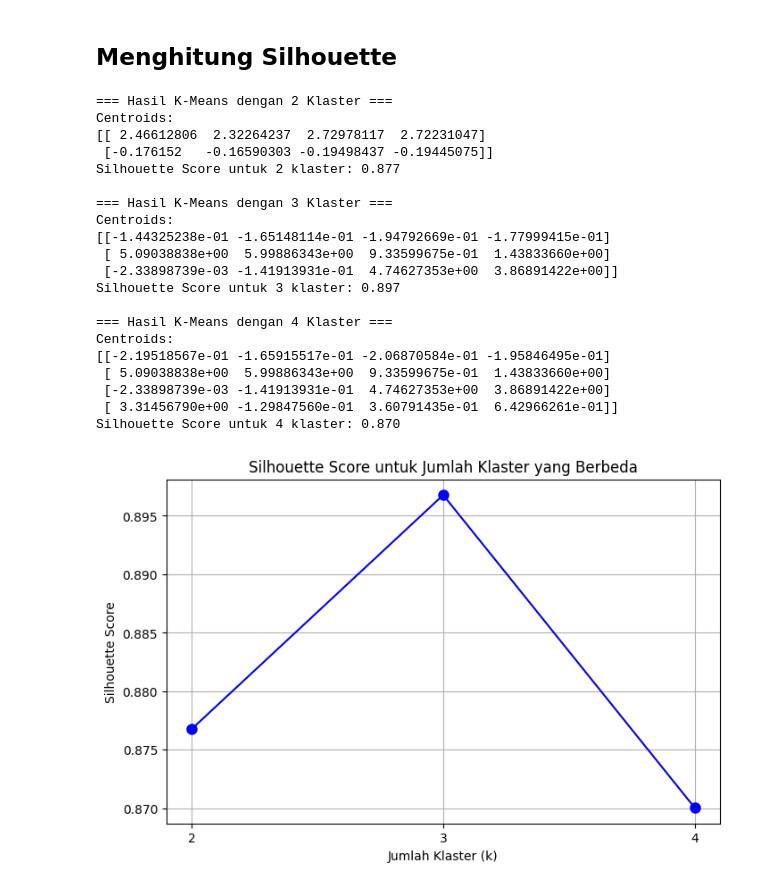
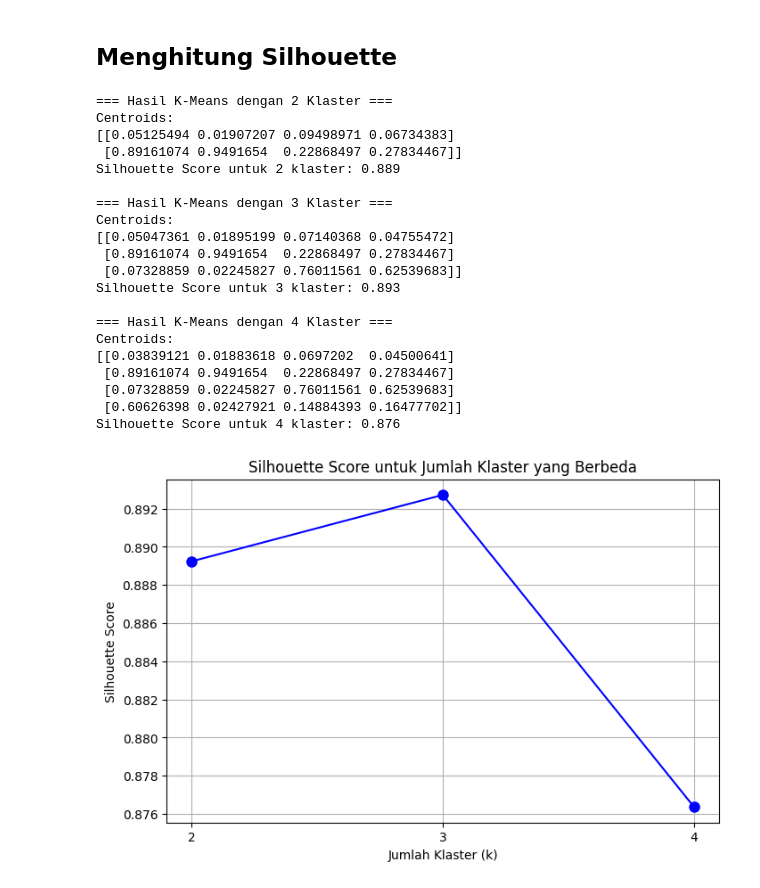
Before and after one commit to fuad76/pendata, a Jupyter notebook: _sources/K_Mean.ipynb, the cells around one changed output. Saved outputs shown, nothing was run; the diff lists cells and outputs as text; code cells hidden in the pictures.

```diff
--- a/_sources/K_Mean.ipynb
+++ b/_sources/K_Mean.ipynb
@@ -151,8 +237,9 @@ print(df_merged.to_string(index=False))
 ## **Clauster data menggunakan metode k means dengan claster 2,3,4**
 # %%
 from sklearn.cluster import KMeans
-from sklearn.preprocessing import StandardScaler, LabelEncoder
+from sklearn.preprocessing import MinMaxScaler, LabelEncoder
 from sklearn.metrics import adjusted_rand_score
+import pandas as pd
 
 # 1. Pastikan kolom 'class' ada dan ubah ke angka sebagai ground truth
 if 'class' in df_merged.columns:
@@ -173,9 +260,12 @@ X = X.select_dtypes(include=[int, float])
 if X.shape[1] == 0:
     raise ValueError("Tidak ada kolom numerik yang bisa digunakan untuk clustering!")
 
-# 3. Standarisasi data
-scaler = StandardScaler()
+# 3. Normalisasi data dengan MinMaxScaler
+scaler = MinMaxScaler()
 X_scaled = scaler.fit_transform(X)
+X_scaled_df = pd.DataFrame(X_scaled, columns=X.columns)
+print("\nData setelah dinormalisasi (X_scaled_df):")
+print(X_scaled_df.head())
 
 # 4. Fungsi untuk menjalankan K-Means dan mengevaluasi akurasi
 def perform_kmeans(X_scaled, y, k):
@@ -282,11 +451,11 @@ for k in [2, 3, 4]:
 ## **Menghitung Inertia**
 # %%
 from sklearn.cluster import KMeans
-from sklearn.preprocessing import StandardScaler
+from sklearn.preprocessing import MinMaxScaler
 import numpy as np
 
-# 1. Standarisasi data
-scaler = StandardScaler()
+# 1. Normalisasi data dengan MinMaxScaler
+scaler = MinMaxScaler()
 X_scaled = scaler.fit_transform(X)
 
 # 2. Fungsi untuk menghitung inertia secara manual
@@ -312,7 +481,7 @@ def perform_kmeans(X_scaled, y, k):
     centroids = kmeans.cluster_centers_   # Ambil posisi centroid
 
     print(f"\n=== Hasil K-Means dengan {k} Klaster ===")
-    print(f"Centroids (fitur hasil standarisasi):\n{centroids}")
+    print(f"Centroids (fitur hasil normalisasi MinMax):\n{centroids}")
 
     # Hitung inertia manual
     manual_inertia = calculate_inertia_step_by_step(X_scaled, labels, centroids)
@@ -350,11 +519,11 @@ Inertia dari sklearn: 96.778
 ## **Visualisasi Menggunakan Metode Elbow**
 # %%
 from sklearn.cluster import KMeans
-from sklearn.preprocessing import StandardScaler
+from sklearn.preprocessing import MinMaxScaler
 import matplotlib.pyplot as plt
 
-
-scaler = StandardScaler()
+# 1. Normalisasi data dengan MinMaxScaler
+scaler = MinMaxScaler()
 X_scaled = scaler.fit_transform(X)
 
 # 2. Hitung inertia untuk berbagai nilai k
@@ -388,7 +557,7 @@ plt.show()
 ## **Menghitung Silhouette**
 # %%
 from sklearn.cluster import KMeans
-from sklearn.preprocessing import StandardScaler
+from sklearn.preprocessing import MinMaxScaler
 from sklearn.metrics import silhouette_score
 import numpy as np
 import matplotlib.pyplot as plt
@@ -406,7 +575,7 @@ if X.shape[1] == 0:
     raise ValueError("Tidak ada kolom numerik yang tersedia untuk clustering.")
 
 # 2. Standarisasi
-scaler = StandardScaler()
+scaler = MinMaxScaler()
 X_scaled = scaler.fit_transform(X)
 
 # 3. Fungsi untuk K-Means dan Silhouette Score
@@ -420,43 +589,43 @@ def perform_kmeans_with_silhouette(X_scaled, k):
     print(f"\n=== Hasil K-Means dengan {k} Klaster ===")
     print(f"Centroids:\n{centroids}")
     print(f"Silhouette Score untuk {k} klaster: {silhouette_avg:.3f}")
 
     return silhouette_avg
 
 # 4. Jalankan dan simpan hasil silhouette score
 silhouette_scores = []
 for k in [2, 3, 4]:
     silhouette_score_k = perform_kmeans_with_silhouette(X_scaled, k)
     silhouette_scores.append(silhouette_score_k)
 
 # 5. Visualisasi hasil silhouette
 plt.figure(figsize=(8, 5))
 plt.plot([2, 3, 4], silhouette_scores, 'bo-', markersize=8)
 plt.title("Silhouette Score untuk Jumlah Klaster yang Berbeda")
 plt.xlabel("Jumlah Klaster (k)")
 plt.ylabel("Silhouette Score")
 plt.xticks([2, 3, 4])
 plt.grid(True)
 plt.show()
 # %% [output]
 === Hasil K-Means dengan 2 Klaster ===
 Centroids:
-[[ 2.46612806  2.32264237  2.72978117  2.72231047]
- [-0.176152   -0.16590303 -0.19498437 -0.19445075]]
-Silhouette Score untuk 2 klaster: 0.877
+[[0.05125494 0.01907207 0.09498971 0.06734383]
+ [0.89161074 0.9491654  0.22868497 0.27834467]]
+Silhouette Score untuk 2 klaster: 0.889
 
 === Hasil K-Means dengan 3 Klaster ===
 Centroids:
-[[-1.44325238e-01 -1.65148114e-01 -1.94792669e-01 -1.77999415e-01]
- [ 5.09038838e+00  5.99886343e+00  9.33599675e-01  1.43833660e+00]
- [-2.33898739e-03 -1.41913931e-01  4.74627353e+00  3.86891422e+00]]
-Silhouette Score untuk 3 klaster: 0.897
+[[0.05047361 0.01895199 0.07140368 0.04755472]
+ [0.89161074 0.9491654  0.22868497 0.27834467]
+ [0.07328859 0.02245827 0.76011561 0.62539683]]
+Silhouette Score untuk 3 klaster: 0.893
 
 === Hasil K-Means dengan 4 Klaster ===
 Centroids:
-[[-2.19518567e-01 -1.65915517e-01 -2.06870584e-01 -1.95846495e-01]
- [ 5.09038838e+00  5.99886343e+00  9.33599675e-01  1.43833660e+00]
- [-2.33898739e-03 -1.41913931e-01  4.74627353e+00  3.86891422e+00]
- [ 3.31456790e+00 -1.29847560e-01  3.60791435e-01  6.42966261e-01]]
-Silhouette Score untuk 4 klaster: 0.870
+[[0.03839121 0.01883618 0.0697202  0.04500641]
+ [0.89161074 0.9491654  0.22868497 0.27834467]
+ [0.07328859 0.02245827 0.76011561 0.62539683]
+ [0.60626398 0.02427921 0.14884393 0.16477702]]
+Silhouette Score untuk 4 klaster: 0.876
-[figure, old version]
+[figure, new version]
```
Also changed, not shown: parts of 15 cells of this notebook, 12 other files.
